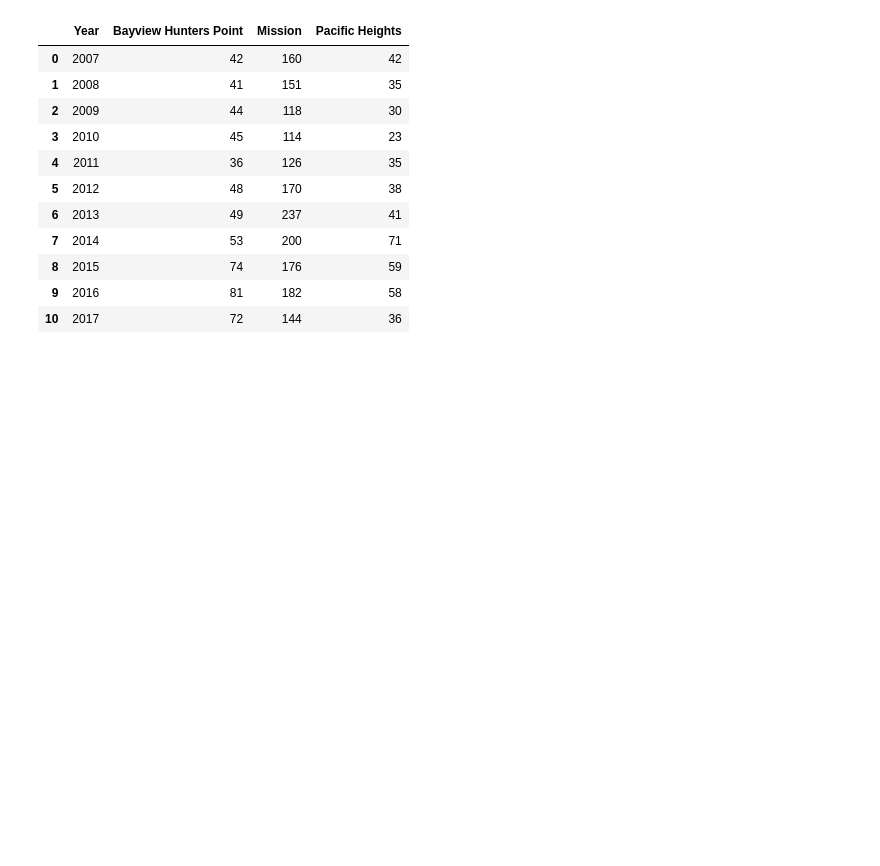
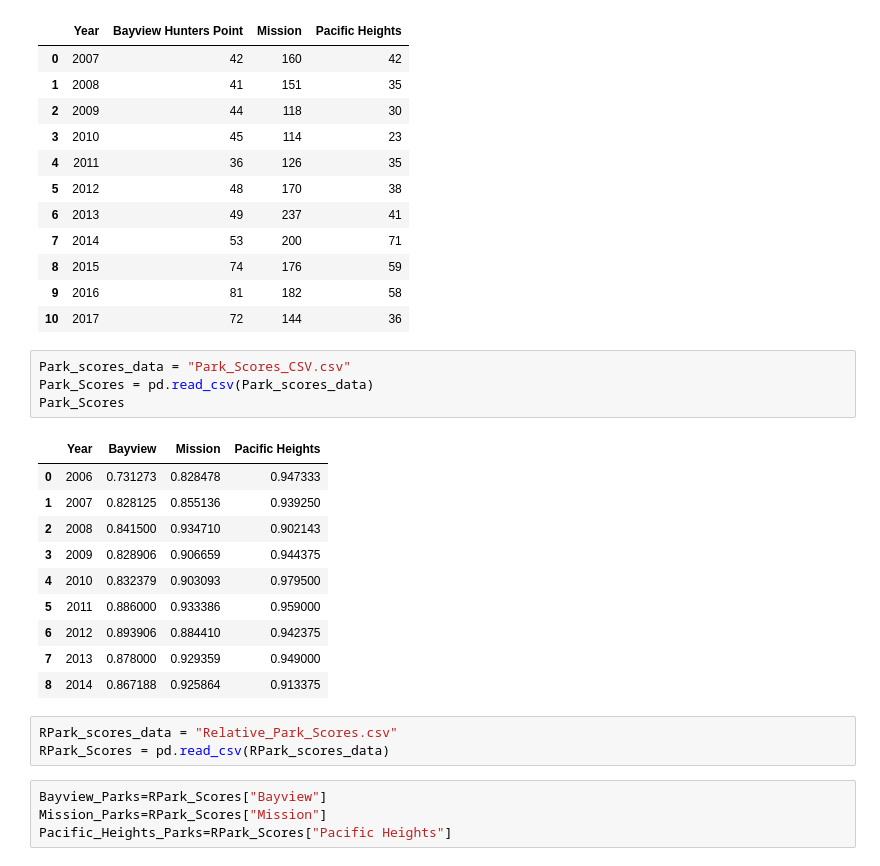
Before and after one commit to alexwdavis/Team_Project_AACJ, a Jupyter notebook: Team_Project.ipynb, the cells around one changed output. Saved outputs shown, nothing was run; the diff lists cells and outputs as text; blank space fills up the shorter version.

```diff
--- a/Team_Project.ipynb
+++ b/Team_Project.ipynb
@@ -23,3 +23,25 @@ evictions
 | 8 | 2015 | 74 | 176 | 59 |
 | 9 | 2016 | 81 | 182 | 58 |
 | 10 | 2017 | 72 | 144 | 36 |
+# %%
+Park_scores_data = "Park_Scores_CSV.csv"
+Park_Scores = pd.read_csv(Park_scores_data)
+Park_Scores
+# %% [output]
+|  | Year | Bayview | Mission | Pacific Heights |
+| 0 | 2006 | 0.731273 | 0.828478 | 0.947333 |
+| 1 | 2007 | 0.828125 | 0.855136 | 0.939250 |
+| 2 | 2008 | 0.841500 | 0.934710 | 0.902143 |
+| 3 | 2009 | 0.828906 | 0.906659 | 0.944375 |
+| 4 | 2010 | 0.832379 | 0.903093 | 0.979500 |
+| 5 | 2011 | 0.886000 | 0.933386 | 0.959000 |
+| 6 | 2012 | 0.893906 | 0.884410 | 0.942375 |
+| 7 | 2013 | 0.878000 | 0.929359 | 0.949000 |
+| 8 | 2014 | 0.867188 | 0.925864 | 0.913375 |
+# %%
+RPark_scores_data = "Relative_Park_Scores.csv"
+RPark_Scores = pd.read_csv(RPark_scores_data)
+# %%
+Bayview_Parks=RPark_Scores["Bayview"]
+Mission_Parks=RPark_Scores["Mission"]
+Pacific_Heights_Parks=RPark_Scores["Pacific Heights"]
```
Also changed, not shown: parts of 2 cells of this notebook, 4 other files.
